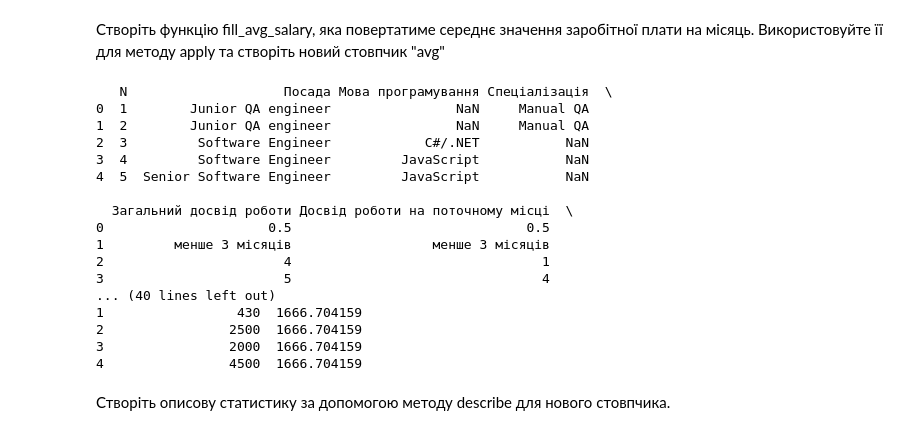
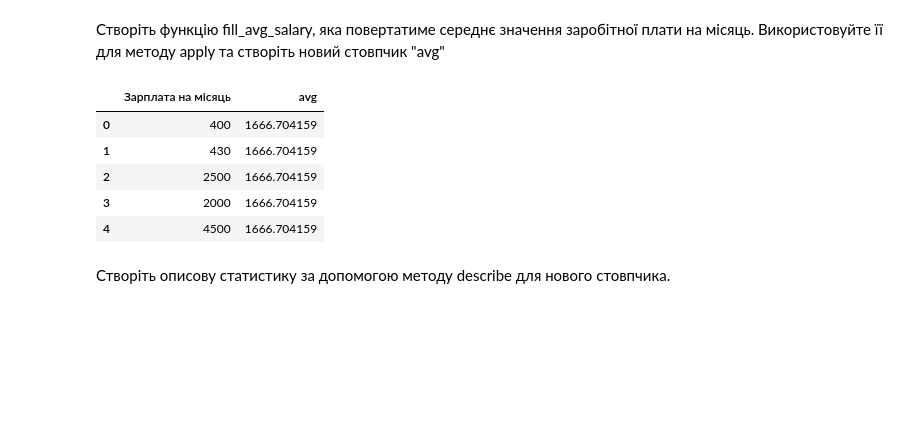
Before and after one commit to OlhaYastrebova/goit-ds-hw, a Jupyter notebook: Hw5_2.ipynb, the cells around one changed output. Saved outputs shown, nothing was run; the diff lists cells and outputs as text; code cells hidden in the pictures; blank space fills up the shorter version.

```diff
--- a/Hw5_2.ipynb
+++ b/Hw5_2.ipynb
@@ -275,34 +257,23 @@ Technical writer                                          200   3000
 # %%
 # Функція для обчислення середньої заробітної плати на місяць
 def fill_avg_salary(series):
     return series.mean()
 
 # Додавання нового стовпчика "avg" з середнім значенням зарплати по всьому DataFrame
 df['avg'] = df['Зарплата на місяць'].apply(lambda x: fill_avg_salary(df['Зарплата на місяць']))
 
 # Перегляд перших кількох рядків для перевірки
-print(df.head())
+df.head()
 
 # Перевірка нових стовпчиків
-print(df[['Зарплата на місяць', 'avg']].head())
+df[['Зарплата на місяць', 'avg']].head()
 # %% [output]
-   N                    Посада Мова програмування Спеціалізація  \
-0  1        Junior QA engineer                NaN     Manual QA
-1  2        Junior QA engineer                NaN     Manual QA
-2  3         Software Engineer            C#/.NET           NaN
-3  4         Software Engineer         JavaScript           NaN
-4  5  Senior Software Engineer         JavaScript           NaN
-
-  Загальний досвід роботи Досвід роботи на поточному місці  \
-0                     0.5                              0.5
-1         менше 3 місяців                  менше 3 місяців
-2                       4                                1
-3                       5                                4
-... (40 lines left out)
-1                 430  1666.704159
-2                2500  1666.704159
-3                2000  1666.704159
-4                4500  1666.704159
+|  | Зарплата на місяць | avg |
+| 0 | 400 | 1666.704159 |
+| 1 | 430 | 1666.704159 |
+| 2 | 2500 | 1666.704159 |
+| 3 | 2000 | 1666.704159 |
+| 4 | 4500 | 1666.704159 |
 # %% [markdown]
 Створіть описову статистику за допомогою методу describe для нового стовпчика.
 # %%
```
Also changed, not shown: parts of 10 cells of this notebook.
